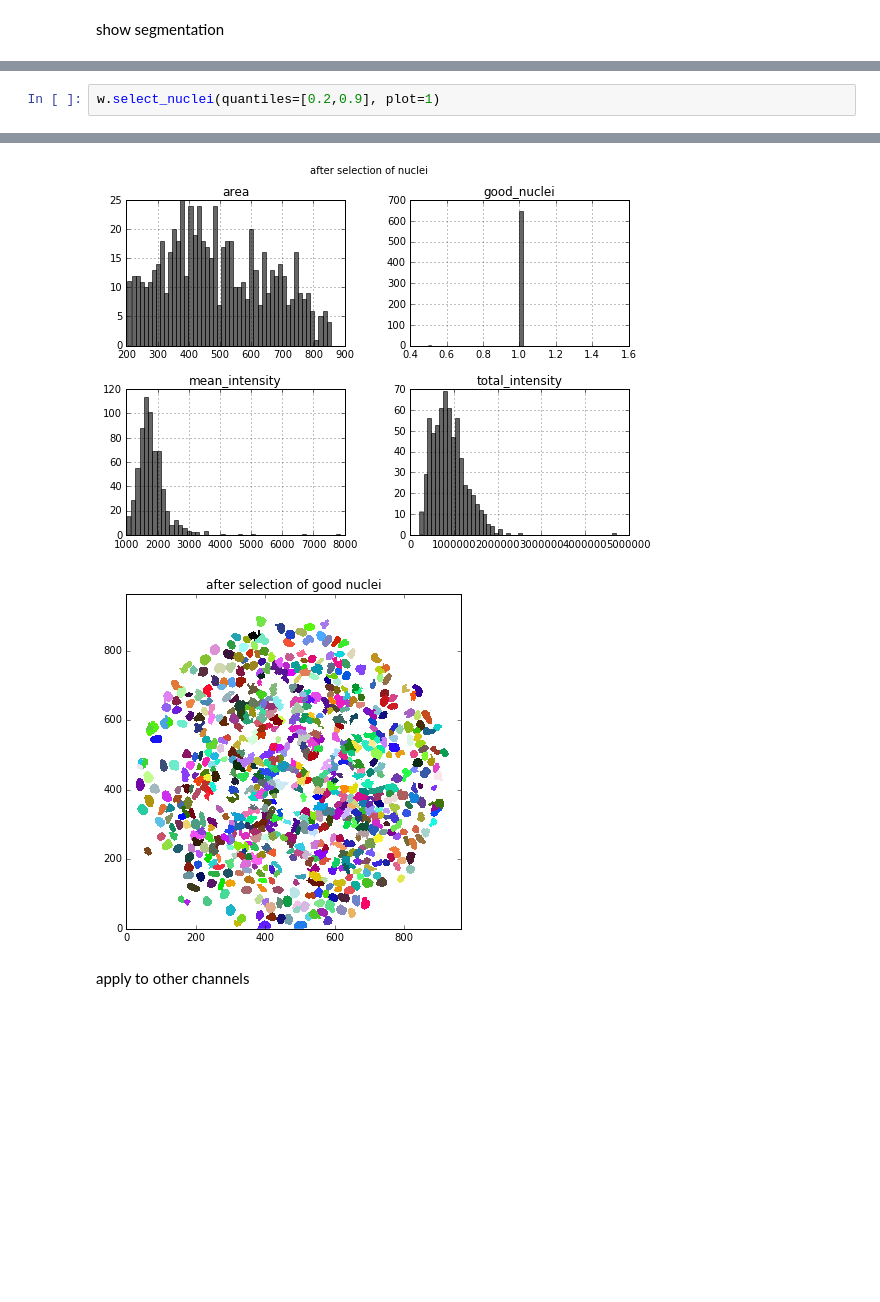
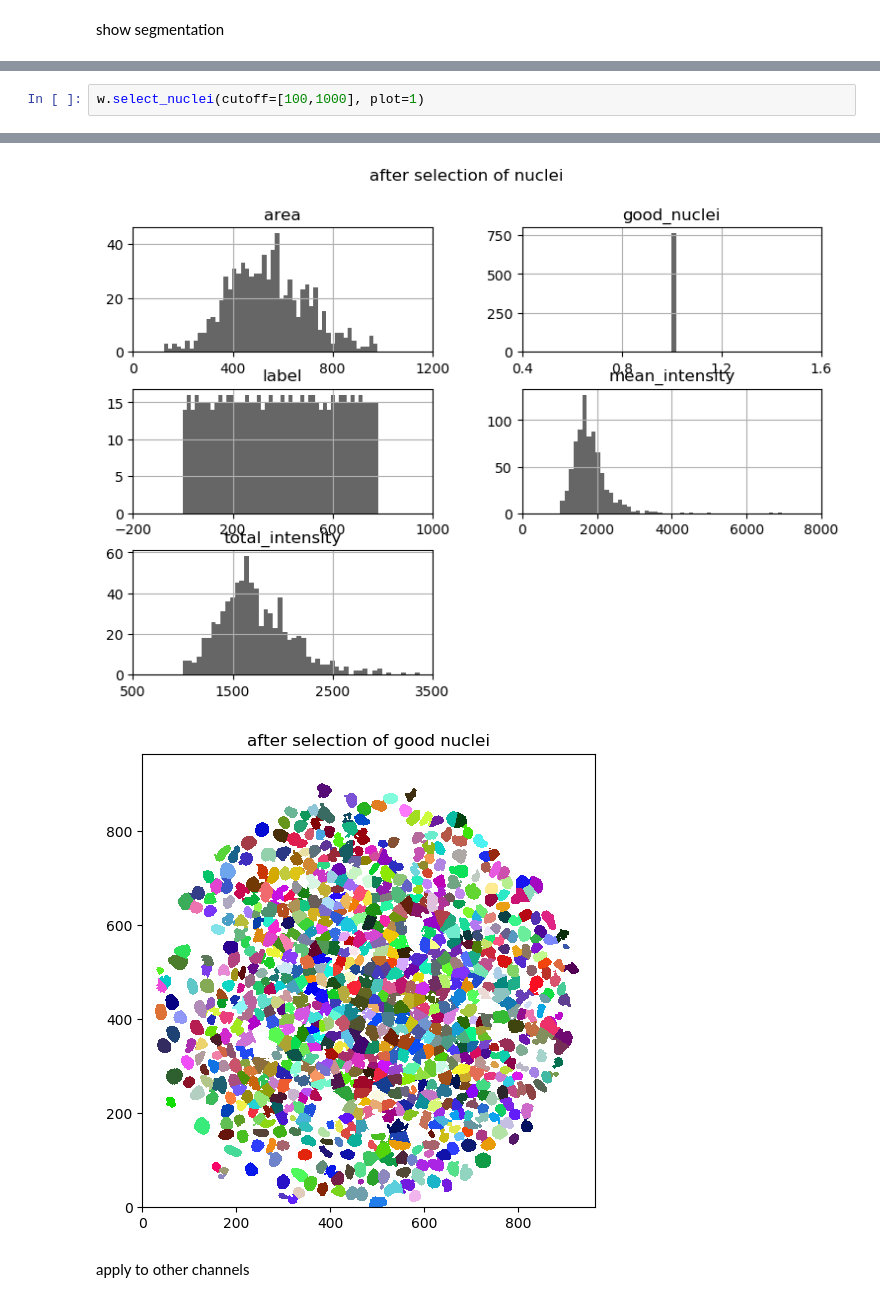
Before and after one commit to jjmetzger/stemcell_segmentation, a Jupyter notebook: watershed2d.ipynb, the cells around one changed output, grey strips where cells are left out. Drawn from its saved outputs; the diff is of its cells as text; blank space fills up the shorter version.

```diff
--- a/watershed2d.ipynb
+++ b/watershed2d.ipynb
@@ -56,3 +44,3 @@ w.df.head()
 # %%
-w.select_nuclei(quantiles=[0.2,0.9], plot=1)
+w.select_nuclei(cutoff=[100,1000], plot=1)
 # %% [output]
@@ -60,5 +48,5 @@ w.select_nuclei(quantiles=[0.2,0.9], plot=1)
-[figure, old version]
+[figure, new version]
-[figure, old version]
+[figure, new version]
 # %% [markdown]
 apply to other channels
 # %%
```
Also changed, not shown: parts of 17 cells of this notebook, 1 other file.
